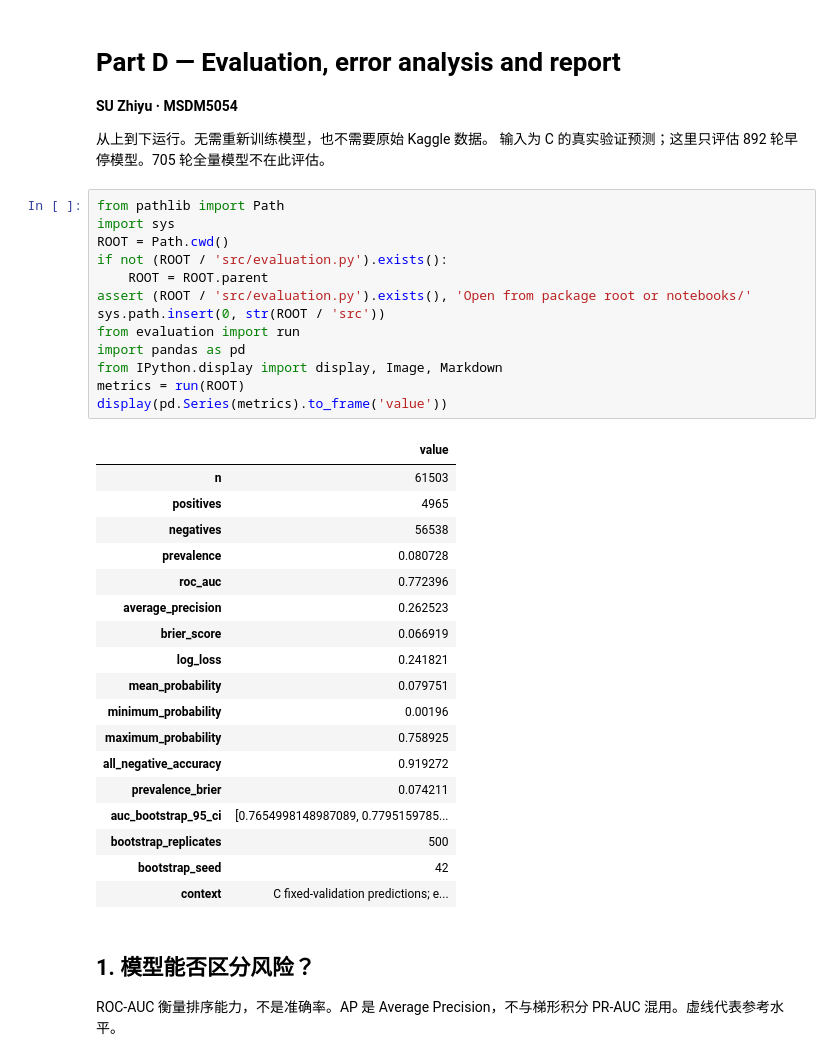
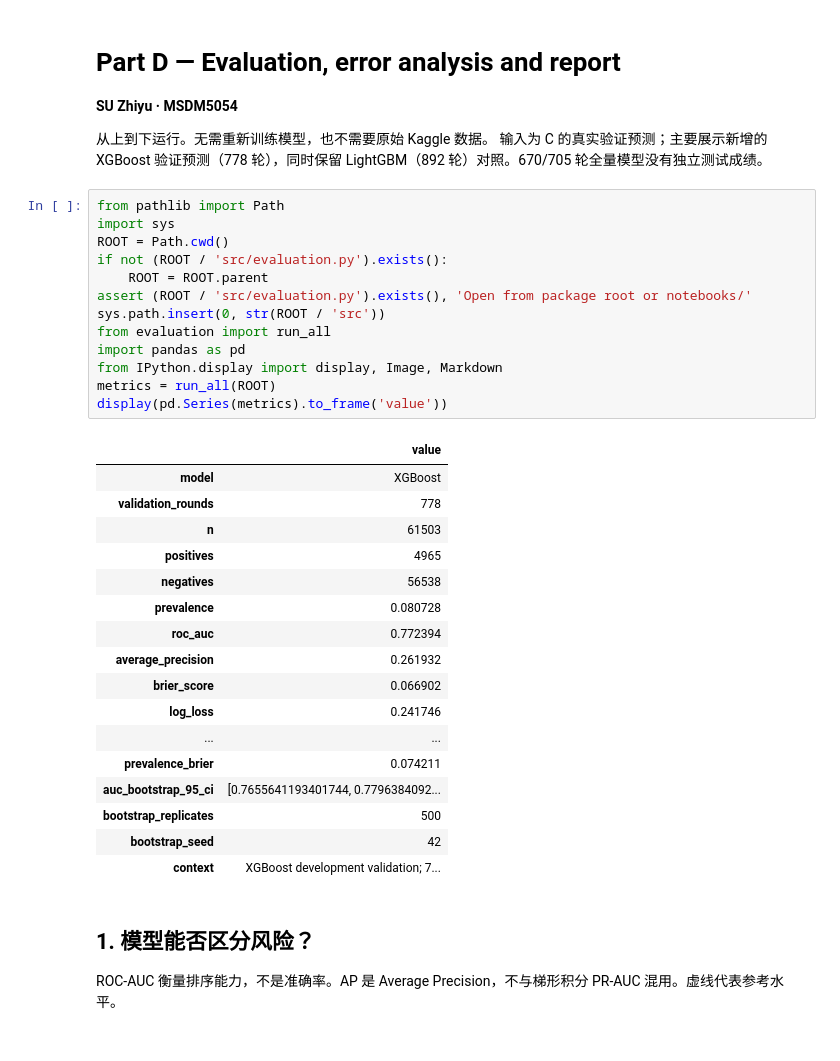
Before and after one commit to slowdowndown/msdm5054-home-credit, a Jupyter notebook: notebooks/D_evaluation.ipynb, the cells around one changed output. Saved outputs shown, nothing was run; the diff lists cells and outputs as text.

Commit message:
eval: include XGBoost comparison and update selected-model report

```diff
--- a/notebooks/D_evaluation.ipynb
+++ b/notebooks/D_evaluation.ipynb
@@ -3,39 +3,38 @@
 **SU Zhiyu · MSDM5054**
 
 从上到下运行。无需重新训练模型，也不需要原始 Kaggle 数据。
-输入为 C 的真实验证预测；这里只评估 892 轮早停模型。705 轮全量模型不在此评估。
+输入为 C 的真实验证预测；主要展示新增的 XGBoost 验证预测（778 轮），同时保留 LightGBM（892 轮）对照。670/705 轮全量模型没有独立测试成绩。
 # %%
 from pathlib import Path
 import sys
 ROOT = Path.cwd()
 if not (ROOT / 'src/evaluation.py').exists():
     ROOT = ROOT.parent
 assert (ROOT / 'src/evaluation.py').exists(), 'Open from package root or notebooks/'
 sys.path.insert(0, str(ROOT / 'src'))
-from evaluation import run
+from evaluation import run_all
 import pandas as pd
 from IPython.display import display, Image, Markdown
-metrics = run(ROOT)
+metrics = run_all(ROOT)
 display(pd.Series(metrics).to_frame('value'))
 # %% [output]
 |  | value |
+| model | XGBoost |
+| validation_rounds | 778 |
 | n | 61503 |
 | positives | 4965 |
 | negatives | 56538 |
 | prevalence | 0.080728 |
-| roc_auc | 0.772396 |
-| average_precision | 0.262523 |
-| brier_score | 0.066919 |
-| log_loss | 0.241821 |
-| mean_probability | 0.079751 |
-| minimum_probability | 0.00196 |
-| maximum_probability | 0.758925 |
-| all_negative_accuracy | 0.919272 |
+| roc_auc | 0.772394 |
+| average_precision | 0.261932 |
+| brier_score | 0.066902 |
+| log_loss | 0.241746 |
+| ... | ... |
 | prevalence_brier | 0.074211 |
-| auc_bootstrap_95_ci | [0.7654998148987089, 0.7795159785... |
+| auc_bootstrap_95_ci | [0.7655641193401744, 0.7796384092... |
 | bootstrap_replicates | 500 |
 | bootstrap_seed | 42 |
-| context | C fixed-validation predictions; e... |
+| context | XGBoost development validation; 7... |
 # %% [markdown]
 ## 1. 模型能否区分风险？
 ROC-AUC 衡量排序能力，不是准确率。AP 是 Average Precision，不与梯形积分 PR-AUC 混用。虚线代表参考水平。
```
Also changed, not shown: parts of 7 cells of this notebook, 43 other files.
